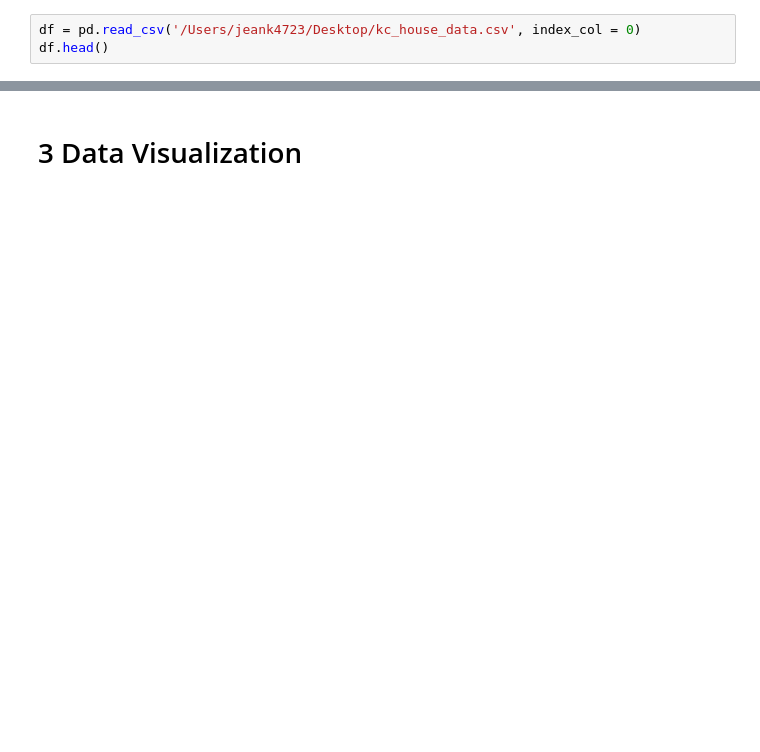
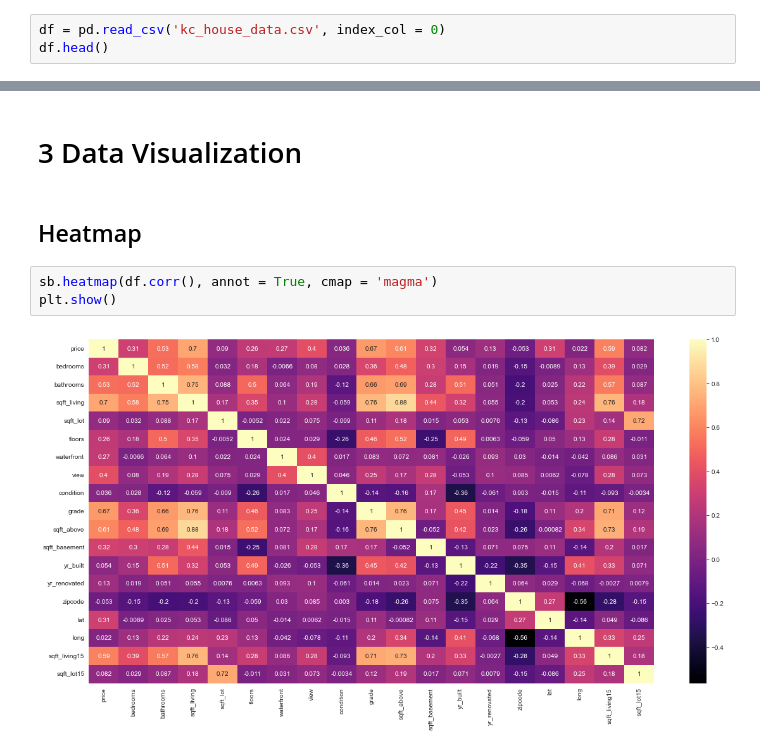
Before and after one commit to minwu3/RR_Project, a Jupyter notebook: ML-Regression_python.ipynb, the cells around one changed output, grey strips where cells are left out. Cells and saved outputs as stored; diff of their text form; blank space fills up the shorter version.

Commit message:
Add Data Virsualization - heatmap, histogram, etc.

```diff
--- a/ML-Regression_python.ipynb
+++ b/ML-Regression_python.ipynb
@@ -87,7 +82,7 @@ Thanks to user Nova19 for the column definitions; https://www.kaggle.com/harlfox
 
 /Users/jeank4723/Desktop/kc_house_data.csv
 # %%
-df = pd.read_csv('/Users/jeank4723/Desktop/kc_house_data.csv', index_col = 0)
+df = pd.read_csv('kc_house_data.csv', index_col = 0)
 df.head()
 # %% [output]
 |  | date | price | bedrooms | bathrooms | sqft_living | sqft_lot | floors | waterfront | view | condition | ... |
@@ -166,3 +154,10 @@ df.describe(percentiles = perc).apply(lambda s: s.apply('{0:.3f}'.format))
 | max | 7700000.000 | 33.000 | 8.000 | 13540.000 | 1651359.000 | 3.500 | 1.000 | 4.000 | 5.000 | 13.000 | ... |
 # %% [markdown]
 # 3 Data Visualization
+# %% [markdown]
+## Heatmap
+# %%
+sb.heatmap(df.corr(), annot = True, cmap = 'magma')
+plt.show()
+# %% [output]
+[figure, added]
```
Also changed, not shown: parts of 16 cells of this notebook.
